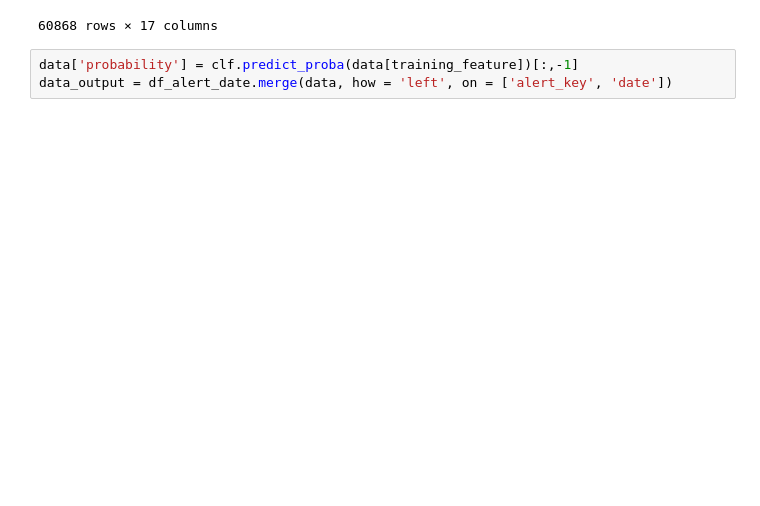
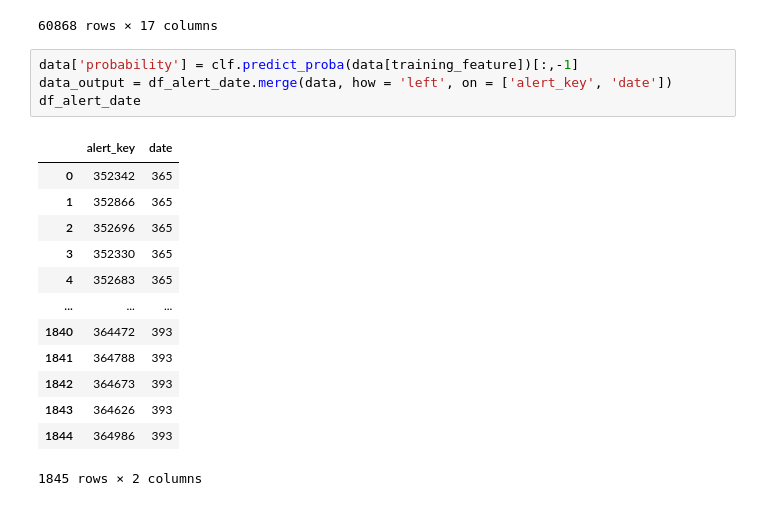
Before and after one commit to timliu986/Money_Laundering, a Jupyter notebook: logistic_regression.ipynb, the cells around one changed output. Saved outputs shown, nothing was run; the diff lists cells and outputs as text; blank space fills up the shorter version.

```diff
--- a/logistic_regression.ipynb
+++ b/logistic_regression.ipynb
@@ -167,3 +167,18 @@ data
 # %%
 data['probability'] = clf.predict_proba(data[training_feature])[:,-1]
 data_output = df_alert_date.merge(data, how = 'left', on = ['alert_key', 'date'])
+df_alert_date
+# %% [output]
+|  | alert_key | date |
+| 0 | 352342 | 365 |
+| 1 | 352866 | 365 |
+| 2 | 352696 | 365 |
+| 3 | 352330 | 365 |
+| 4 | 352683 | 365 |
+| ... | ... | ... |
+| 1840 | 364472 | 393 |
+| 1841 | 364788 | 393 |
+| 1842 | 364673 | 393 |
+| 1843 | 364626 | 393 |
+| 1844 | 364986 | 393 |
+1845 rows × 2 columns
```
Also changed, not shown: parts of 2 cells of this notebook, 1 other file.
